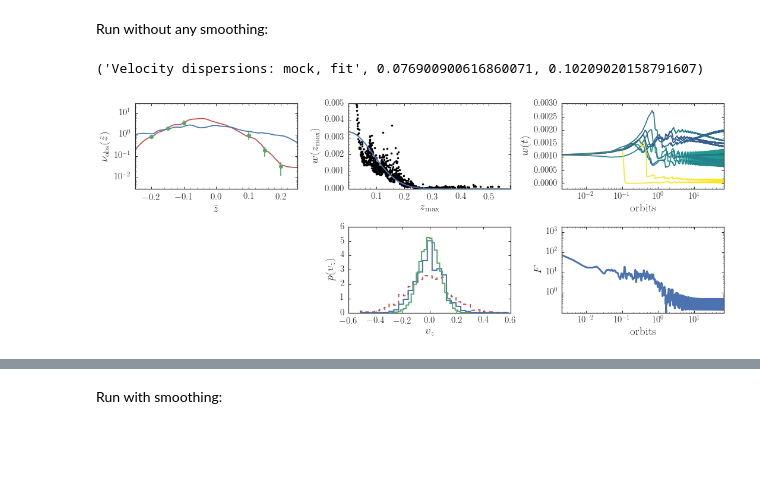
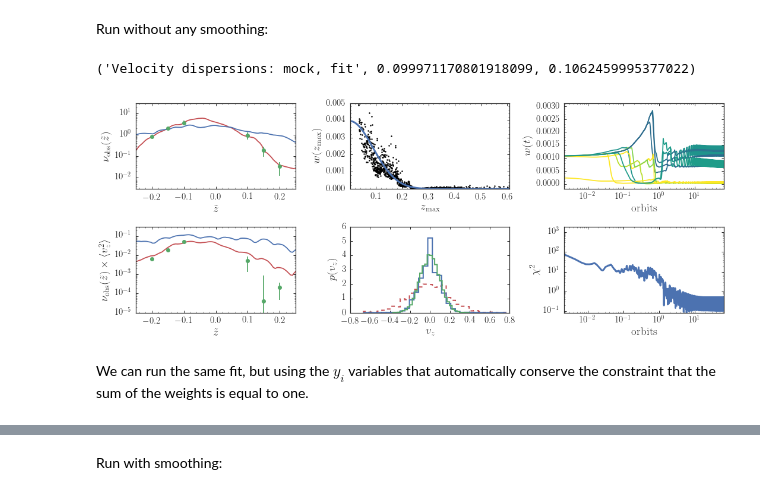
Before and after one commit to jobovy/simple-m2m, a Jupyter notebook: py/HOM2M.ipynb, the cells around one changed output, grey strips where cells are left out. Drawn from its saved outputs; the diff is of its cells as text; code cells hidden in the pictures; blank space fills up the shorter version.

```diff
--- a/py/HOM2M.ipynb
+++ b/py/HOM2M.ipynb
@@ -80,0 +78,6 @@ errorbar(z_obs,dens_obs,yerr=dens_obs_noise,marker='None',ls='none',color='k')
+# %%
+# We only observe the densityxv2 at a few z (same as before)
+densv2_obs= hom2m.compute_densv2(z_mock,vz_mock,zsun_true,z_obs,h_obs)
+densv2_obs_noise= numpy.sqrt(densv2_obs)*0.2*numpy.sqrt(numpy.amax(densv2_obs))\
+    /(numpy.fabs(z_obs**2)/numpy.amin(numpy.fabs(z_obs**2)))
+densv2_obs+= numpy.random.normal(size=densv2_obs.shape)*densv2_obs_noise
@@ -85,10 +98,12 @@ Here we perform the basic M2M fit to the observed density assuming we know the p
 # %%
 n_m2m= 1000
 sigma_init= 0.2
+h_m2m= 0.025
 z_m2m, vz_m2m= hom2m.sample_iso(sigma_init,omega_true,n=n_m2m)
 w_init= numpy.ones(n_m2m)/float(n_m2m)
 z_out= numpy.linspace(-0.3,0.3,101)
-dens_init= hom2m.compute_dens(z_m2m,zsun_true,z_out,h_obs,w=w_init)
+dens_init= hom2m.compute_dens(z_m2m,zsun_true,z_out,h_m2m,w=w_init)
+densv2_init= hom2m.compute_densv2(z_m2m,vz_m2m,zsun_true,z_out,h_m2m,w=w_init)
 bovy_plot.bovy_print(axes_labelsize=17.,text_fontsize=12.,xtick_labelsize=15.,ytick_labelsize=15.)
 figsize(6,4)
 bovy_plot.bovy_plot(z_out,dens_init,'-',semilogy=True,
@@ -127,35 +142,47 @@ bovy_plot.bovy_plot(z_out,dens_init,'-',semilogy=True,
 bovy_plot.bovy_plot(z_obs,dens_obs,'o',semilogy=True,overplot=True)
 bovy_plot.bovy_plot(z_out,dens_final,'-',semilogy=True,overplot=True,zorder=0)
 errorbar(z_obs,dens_obs,yerr=dens_obs_noise,marker='None',ls='none',color=sns.color_palette()[1])
 yscale('log',nonposy='clip')
+subplot(2,3,4)
+densv2_final= hom2m.compute_densv2(z_m2m,vz_m2m,zsun_true,z_out,h_m2m,w=w_out)
+bovy_plot.bovy_plot(z_out,densv2_init,'-',semilogy=True,
+                    xlabel=r'$\tilde{z}$',ylabel=r'$\nu_{\mathrm{obs}}(\tilde{z})\times\langle v_z^2\rangle$',
+                    xrange=[-.25,0.25],yrange=[0.00001,.3],gcf=True)
+bovy_plot.bovy_plot(z_obs,densv2_obs,'o',semilogy=True,overplot=True)
+bovy_plot.bovy_plot(z_out,densv2_final,'-',semilogy=True,overplot=True,zorder=0)
+errorbar(z_obs,densv2_obs,yerr=densv2_obs_noise,marker='None',ls='none',color=sns.color_palette()[1])
+yscale('log',nonposy='clip')
 subplot(2,3,2)
-bovy_plot.bovy_plot(A_m2m,w_out,'k.',xlabel=r'$z_{\mathrm{max}}$',ylabel=r'$w(z_{\mathrm{max}})$',
+bovy_plot.bovy_plot(A_m2m,w_out,'k.',ms=5.,
+                    xlabel=r'$z_{\mathrm{max}}$',ylabel=r'$w(z_{\mathrm{max}})$',
                    yrange=[0.,5./len(w_out)],gcf=True)
 sindx= numpy.argsort(A_m2m)
 w_expect= numpy.exp((A_m2m[sindx]*omega_m2m)**2./2.*(1./sigma_init**2.-1./sigma_true**2.))
 w_expect/= numpy.sum(w_expect)
-plot(A_m2m[sindx],w_expect,lw=2.)
+plot(A_m2m[sindx],w_expect,lw=3.)
 subplot(2,3,5)
 _= hist(vz_m2m,weights=w_out,histtype='step',lw=2.,normed=True,bins=31,zorder=1)
 _= hist(vz_mock,histtype='step',lw=2.,normed=True,bins=31,zorder=2)
 _= hist(vz_m2m,histtype='step',lw=2.,normed=True,bins=31,ls='--',zorder=0)
 xlabel(r'$v_z$')
 ylabel(r'$p(v_z)$')
 print("Velocity dispersions: mock, fit",numpy.std(vz_mock),\
       numpy.sqrt(numpy.sum(w_out*(vz_m2m-numpy.sum(w_out*vz_m2m)/numpy.sum(w_out))**2.)/numpy.sum(w_out)))
 subplot(2,3,3)
 for ii in range(len(wevol)):
     bovy_plot.bovy_plot(numpy.linspace(0.,1.,nstep)*nstep*step*omega_true/2./numpy.pi,wevol[ii],'-',
                         color=cm.viridis(A_m2m[windx][ii]/0.3),
                         yrange=[-0.2/len(z_m2m),numpy.amax(wevol)*1.1],
                         semilogx=True,xlabel=r'$\mathrm{orbits}$',ylabel=r'$w(t)$',gcf=True,overplot=ii>0)
 subplot(2,3,6)
 bovy_plot.bovy_plot(numpy.linspace(0.,1.,nstep)*nstep*step*omega_true/2./numpy.pi,numpy.sum(Q,axis=1),lw=3.,
-                   loglog=True,xlabel=r'$\mathrm{orbits}$',ylabel=r'$F$',gcf=True)
+                   loglog=True,xlabel=r'$\mathrm{orbits}$',ylabel=r'$\chi^2$',gcf=True)
 tight_layout()
 if save_figures:
     plt.savefig(os.path.join(os.getenv('PAPERSDIR'),'2017-hom2m','basic_m2m.pdf'),
                 bbox_inches='tight')
 # %% [output]
-('Velocity dispersions: mock, fit', 0.076900900616860071, 0.10209020158791607)
+('Velocity dispersions: mock, fit', 0.099971170801918099, 0.1062459995377022)
-[figure, old version]
+[figure, new version]
+# %% [markdown]
+We can run the same fit, but using the $y_i$ variables that automatically conserve the constraint that the sum of the weights is equal to one.
```
Also changed, not shown: parts of 9 cells of this notebook.
